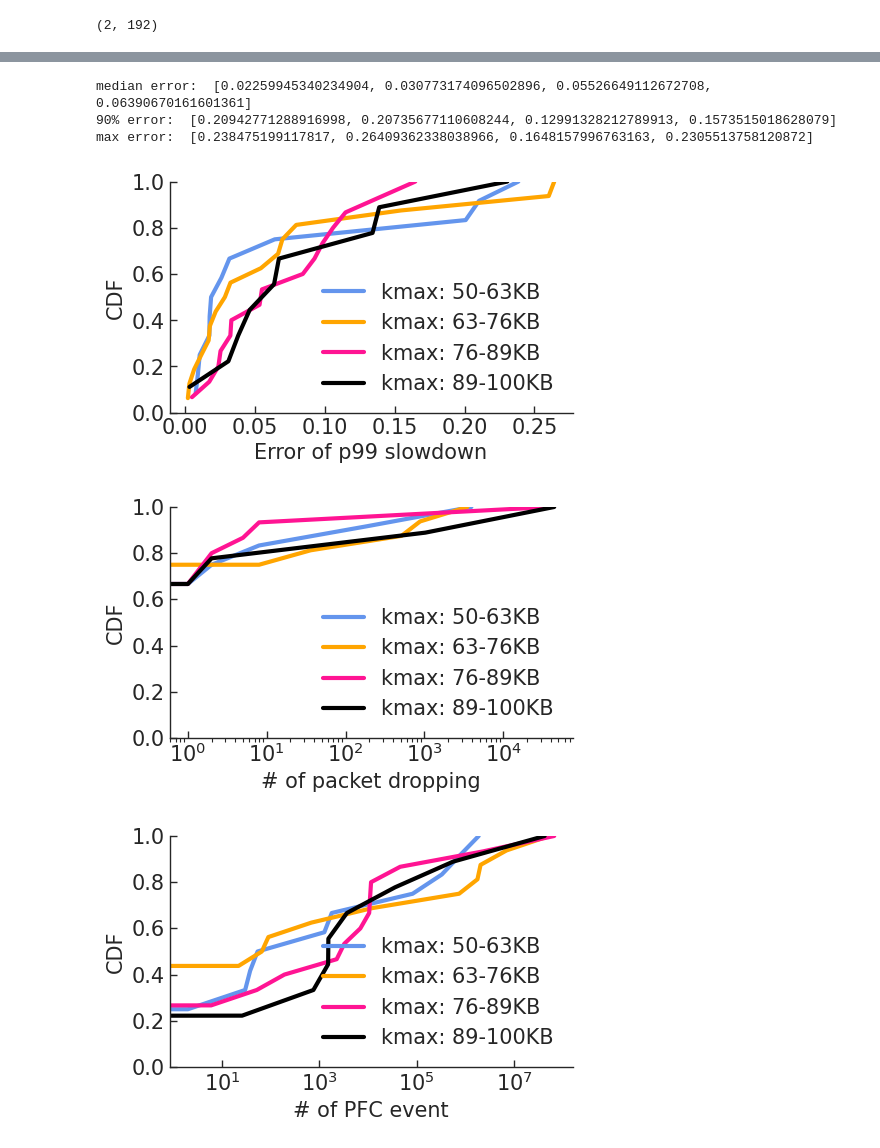
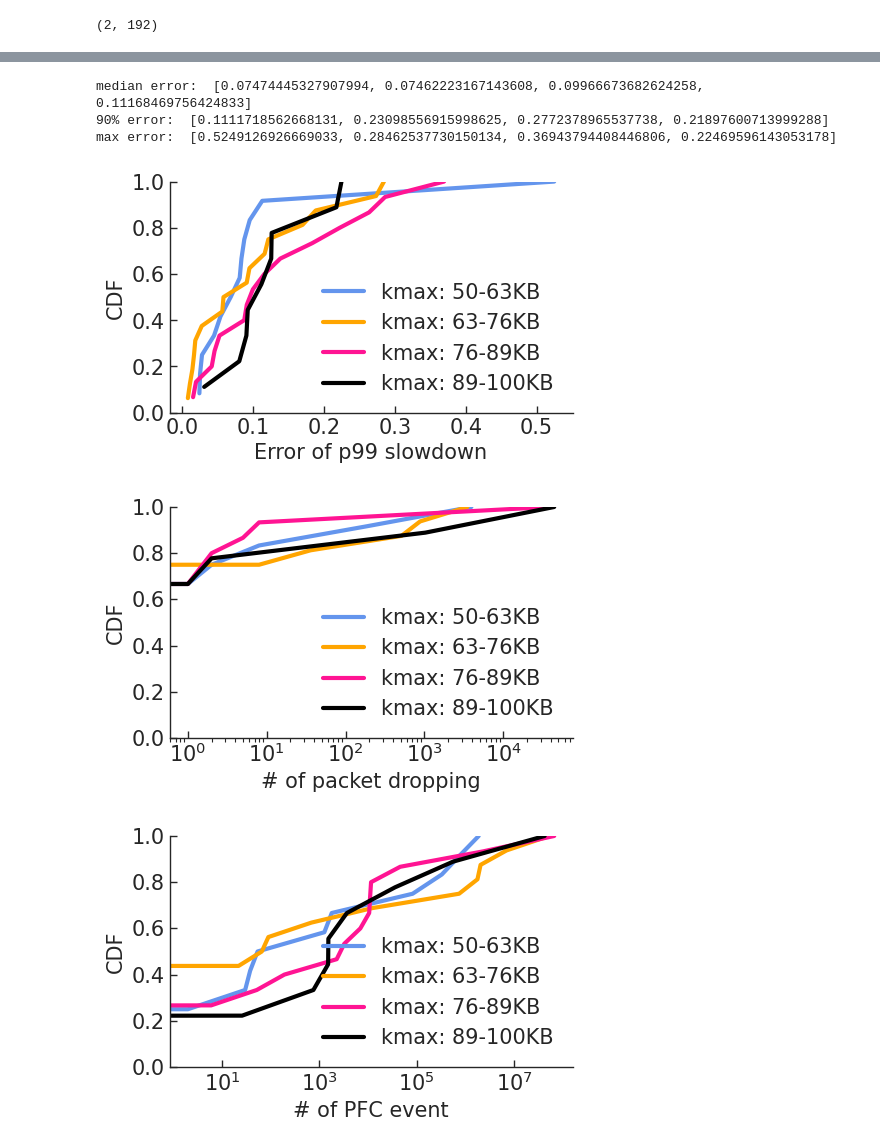
Before and after one commit to uw-polestar/parsimon-eval, a Jupyter notebook: expts/fig_8/analysis/main_counterfactual.ipynb, the cells around one changed output, grey strips where cells are left out. Saved outputs shown, nothing was run; the diff lists cells and outputs as text; code cells hidden in the pictures.

```diff
--- a/expts/fig_8/analysis/main_counterfactual.ipynb
+++ b/expts/fig_8/analysis/main_counterfactual.ipynb
@@ -423,7 +421,6 @@ for mix_id in range(len(mixes)):
         continue
     mix=mixes[mix_id]
     cc=mix['cc']
-    if mix["cc"]=="timely" and float(mix["param_1"])>60: continue
     val_key=cc_legend_dict[mix["cc"]]
     val_key=bfsz_dict[(mix["bfsz"]-20)//10]
     lines_pkt_dropping=0
@@ -479,7 +476,6 @@ for mix_id in range(len(mixes)):
         continue
     mix=mixes[mix_id]
     cc=mix['cc']
-    if mix["cc"]=="timely" and float(mix["param_1"])>60: continue
     val_key=cc_legend_dict[mix["cc"]]
     val_key=window_dict[(mix["window"]-5000)//9000]
 
@@ -534,7 +530,6 @@ for mix_id in range(len(mixes)):
         continue
     mix=mixes[mix_id]
     cc=mix['cc']
-    if mix["cc"]=="timely" and float(mix["param_1"])>60: continue
     if mix["cc"]!="dctcp": continue
     val_key=dctcp_k_dict[(mix["param_1"]-5)//4]
     lines_pkt_dropping=0
@@ -588,7 +583,6 @@ for mix_id in range(len(mixes)):
         continue
     mix=mixes[mix_id]
     cc=mix['cc']
-    if mix["cc"]=="timely" and float(mix["param_1"])>60: continue
     if mix["cc"]!="timely": continue
     # val_key=timely_tmin_dict[(mix["param_1"]-40)//5]
     val_key=timely_tmax_dict[(mix["param_2"]-100)//13]
@@ -644,7 +638,6 @@ for mix_id in range(len(mixes)):
         continue
     mix=mixes[mix_id]
     cc=mix['cc']
-    if mix["cc"]=="timely" and float(mix["param_1"])>60: continue
     if mix["cc"]!="dcqcn": continue
     # val_key=dcqcn_kmin_dict[(mix["param_1"]-20)//8]
     val_key=dcqcn_kmax_dict[(mix["param_2"]-50)//13]
@@ -658,36 +651,36 @@ for mix_id in range(len(mixes)):
     lines_pfc=[1]
     with open(f"../data/{mix_id}/ns3-config/1/pfc_topology_flows_{cc_dict[cc]}.txt", 'r') as file:
         lines_pfc = file.readlines()
 
     traffic_dict[val_key].append(mix_id)
     n_events_dict[val_key].append([lines_pkt_dropping,len(lines_pfc)])
 traffic_dict = dict(sorted(traffic_dict.items()))
 n_events_dict = dict(sorted(n_events_dict.items()))
 
 error_abs=[]
 for i in range(1,len(res)):
     error_abs.append(np.abs(res[i]-res[0])/res[0])
 plot_data=[np.array([error_abs[0][i] for i in traffic_dict[key]]) for key in traffic_dict]
 plot_cdf(plot_data,None,list(traffic_dict.keys()),'Error of p99 slowdown',legend_font=15,group_size=len(traffic_dict),loc=4,rotate_xaxis=False)
 print("median error: ", [np.median(plot_data[i]) for i in range(len(plot_data))])
 print("90% error: ", [np.percentile(plot_data[i],90) for i in range(len(plot_data))])
 print("max error: ", [np.max(plot_data[i]) for i in range(len(plot_data))])
 
 plot_data=[np.array([x[0] for x in n_events_dict[key]])  for key in n_events_dict]
 plot_cdf(plot_data,None,list(n_events_dict.keys()),'# of packet dropping',legend_font=15,group_size=len(n_events_dict),loc=4,rotate_xaxis=False,log_switch=True)
 
 plot_data=[np.array([x[1] for x in n_events_dict[key]])  for key in n_events_dict]
 plot_cdf(plot_data,None,list(n_events_dict.keys()),'# of PFC event',legend_font=15,group_size=len(n_events_dict),loc=4,rotate_xaxis=False,log_switch=True)
 
 error_real=[]
 for i in range(1,len(res)):
     error_real.append((res[i]-res[0])/res[0])
 plot_data=[np.array([error_real[0][i] for i in traffic_dict[key]]) for key in traffic_dict]
 plot_cdf(plot_data,None,list(traffic_dict.keys()),'P99 slowdown estimation error',legend_font=15,group_size=len(traffic_dict),loc=4,rotate_xaxis=False)
 # %% [output]
-median error:  [0.02259945340234904, 0.030773174096502896, 0.05526649112672708, 0.06390670161601361]
-90% error:  [0.20942771288916998, 0.20735677110608244, 0.12991328212789913, 0.1573515018628079]
-max error:  [0.238475199117817, 0.26409362338038966, 0.1648157996763163, 0.2305513758120872]
+median error:  [0.07474445327907994, 0.07462223167143608, 0.09966673682624258, 0.11168469756424833]
+90% error:  [0.1111718562668131, 0.23098556915998625, 0.2772378965537738, 0.21897600713999288]
+max error:  [0.5249126926669033, 0.28462537730150134, 0.36943794408446806, 0.22469596143053178]
-[figure, old version]
+[figure, new version]
 [figure]
 [figure]
```
Also changed, not shown: parts of 11 cells of this notebook, 52 other files.
